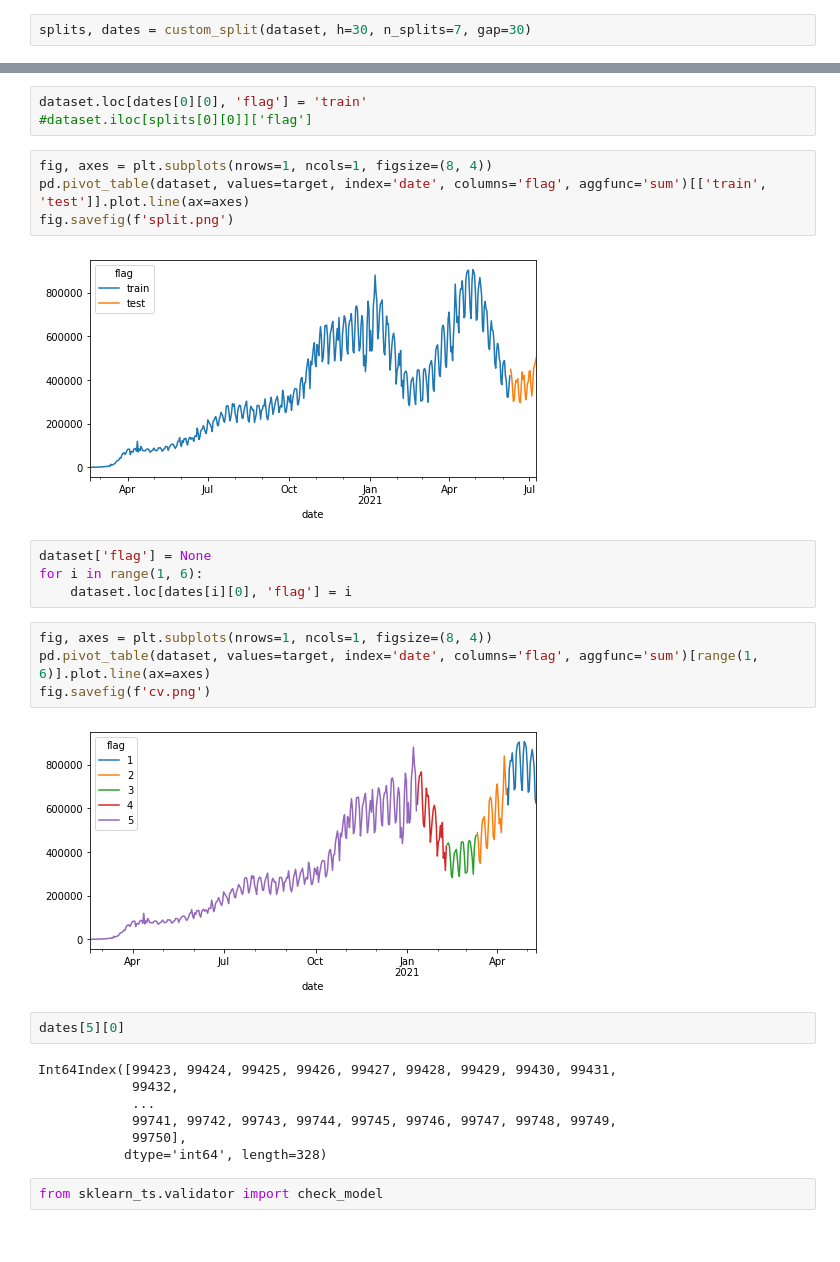
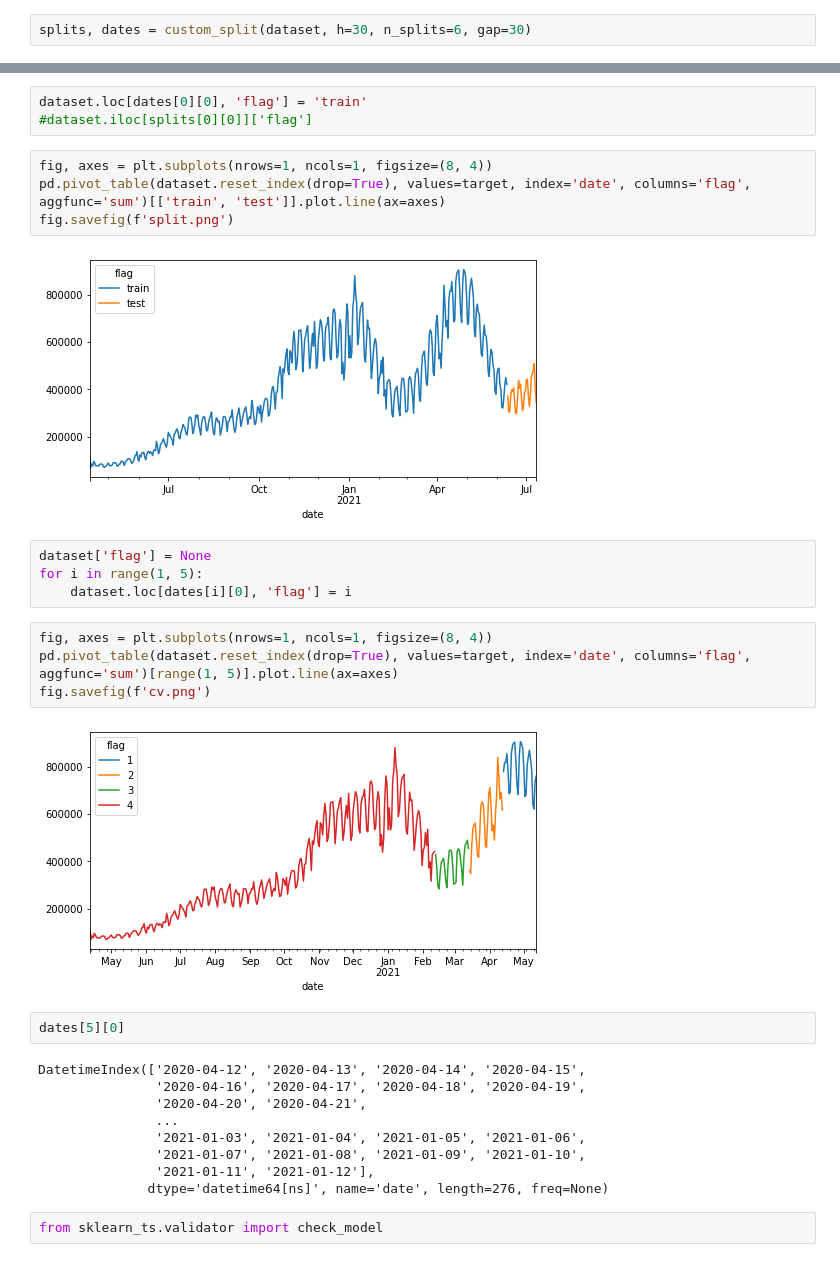
Before and after one commit to lady-pandas/AI-Time-Series-Forecasting-with-Python-, a Jupyter notebook: summary.ipynb, the cells around one changed output, grey strips where cells are left out. Saved outputs shown, nothing was run; the diff lists cells and outputs as text.

```diff
--- a/summary.ipynb
+++ b/summary.ipynb
@@ -58,7 +58,7 @@ dataset = dataset.dropna()
 
 #dataset.head(20)
 # %%
-splits, dates = custom_split(dataset, h=30, n_splits=7, gap=30)
+splits, dates = custom_split(dataset, h=30, n_splits=6, gap=30)
 # %%
 dataset['flag'] = 'test'
 # %%
@@ -66,29 +66,31 @@ dataset.loc[dates[0][0], 'flag'] = 'train'
 #dataset.iloc[splits[0][0]]['flag']
 # %%
 fig, axes = plt.subplots(nrows=1, ncols=1, figsize=(8, 4))
-pd.pivot_table(dataset, values=target, index='date', columns='flag', aggfunc='sum')[['train', 'test']].plot.line(ax=axes)
+pd.pivot_table(dataset.reset_index(drop=True), values=target, index='date', columns='flag', aggfunc='sum')[['train', 'test']].plot.line(ax=axes)
 fig.savefig(f'split.png')
 # %% [output]
-[figure, old version]
+[figure, new version]
 # %%
 dataset['flag'] = None
-for i in range(1, 6):
+for i in range(1, 5):
     dataset.loc[dates[i][0], 'flag'] = i
 # %%
 fig, axes = plt.subplots(nrows=1, ncols=1, figsize=(8, 4))
-pd.pivot_table(dataset, values=target, index='date', columns='flag', aggfunc='sum')[range(1, 6)].plot.line(ax=axes)
+pd.pivot_table(dataset.reset_index(drop=True), values=target, index='date', columns='flag', aggfunc='sum')[range(1, 5)].plot.line(ax=axes)
 fig.savefig(f'cv.png')
 # %% [output]
-[figure, old version]
+[figure, new version]
 # %%
 dates[5][0]
 # %% [output]
-Int64Index([99423, 99424, 99425, 99426, 99427, 99428, 99429, 99430, 99431,
-            99432,
-            ...
-            99741, 99742, 99743, 99744, 99745, 99746, 99747, 99748, 99749,
-            99750],
-           dtype='int64', length=328)
+DatetimeIndex(['2020-04-12', '2020-04-13', '2020-04-14', '2020-04-15',
+               '2020-04-16', '2020-04-17', '2020-04-18', '2020-04-19',
+               '2020-04-20', '2020-04-21',
+               ...
+               '2021-01-03', '2021-01-04', '2021-01-05', '2021-01-06',
+               '2021-01-07', '2021-01-08', '2021-01-09', '2021-01-10',
+               '2021-01-11', '2021-01-12'],
+              dtype='datetime64[ns]', name='date', length=276, freq=None)
 # %%
 from sklearn_ts.validator import check_model
 # %%
```
Also changed, not shown: parts of 5 cells of this notebook, 5 other files.
